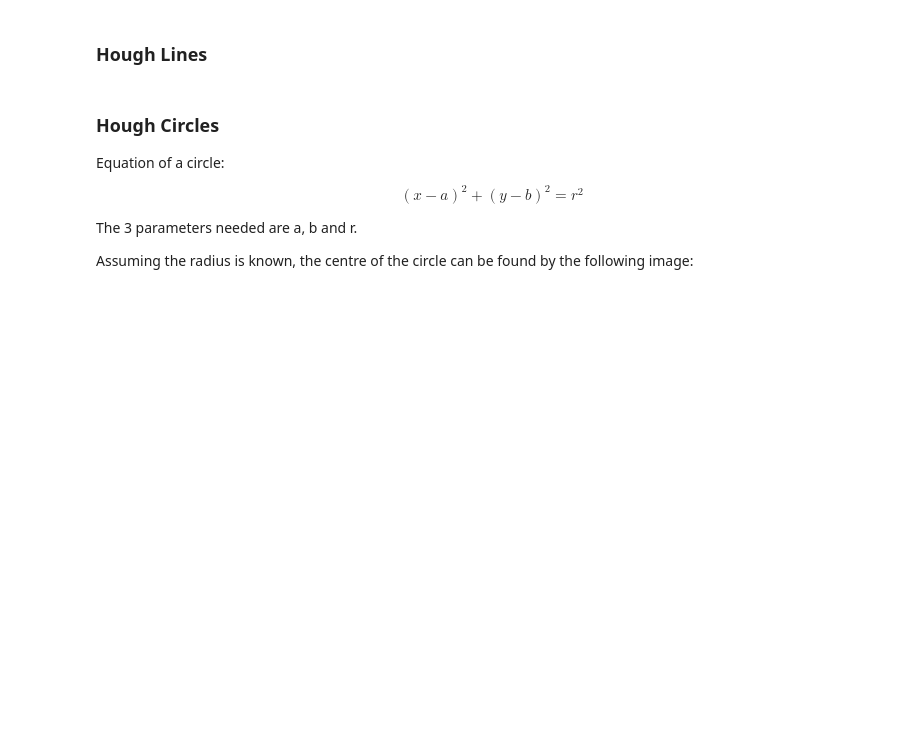
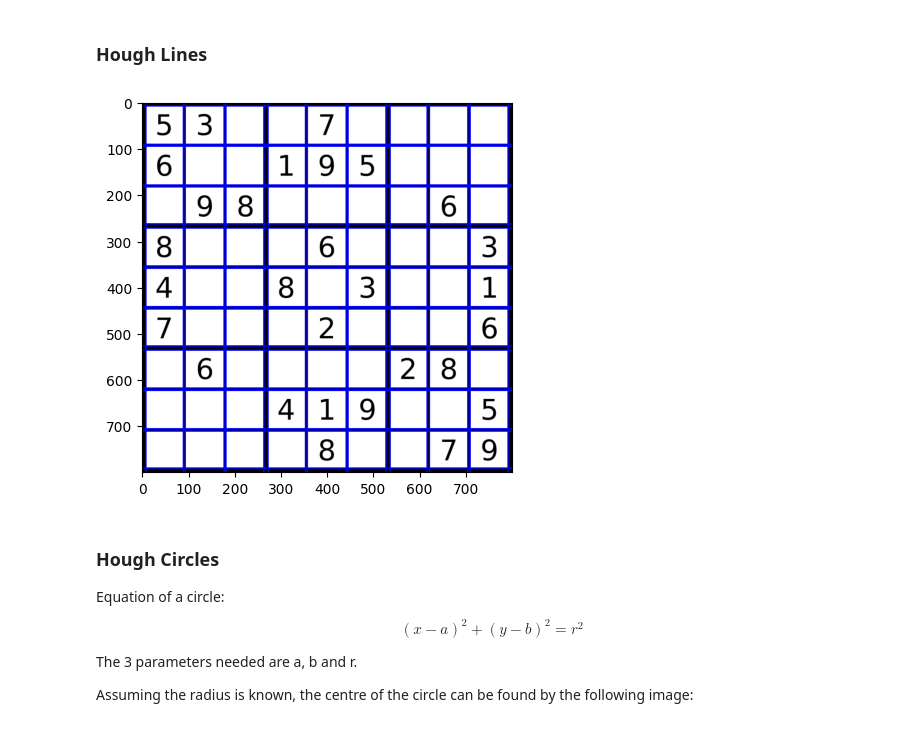
Before and after one commit to Warren-SJ/Image-Processing-Exercises, a Jupyter notebook: 05-Fitting.ipynb, the cells around one changed output. Saved outputs shown, nothing was run; the diff lists cells and outputs as text; code cells hidden in the pictures; blank space fills up the shorter version.

```diff
--- a/05-Fitting.ipynb
+++ b/05-Fitting.ipynb
@@ -501,29 +501,27 @@ Voting for a patch can help with dealing with noise.
 # %%
 img = cv.imread('images/sudoku.png')
 gray = cv.cvtColor(img,cv.COLOR_BGR2GRAY)
 edges = cv.Canny(gray,50,100,apertureSize = 3)
 lines = cv.HoughLines(edges,1,np.pi/180,200)
 
 # Plotting
 for line in lines:
     rho,theta = line[0]
     a = np.cos(theta)
     b = np.sin(theta)
     x0 = a*rho
     y0 = b*rho
     x1 = int(x0 + 1000*(-b))
     y1 = int(y0 + 1000*(a))
     x2 = int(x0 - 1000*(-b))
     y2 = int(y0 - 1000*(a))
     cv.line(img,(x1,y1),(x2,y2),(0,0,255),2)
 
 
-cv.namedWindow("Image", cv.WINDOW_NORMAL)
-cv.imshow("Image", img)
-cv.waitKey()
-cv.imshow("Image", edges)
-cv.waitKey()
-cv.destroyAllWindows()
+plt.imshow(img)
+plt.show()
+# %% [output]
+[figure, added]
 # %% [markdown]
 ### Hough Circles
 
```
Also changed, not shown: parts of 2 cells of this notebook, 1 other file.
